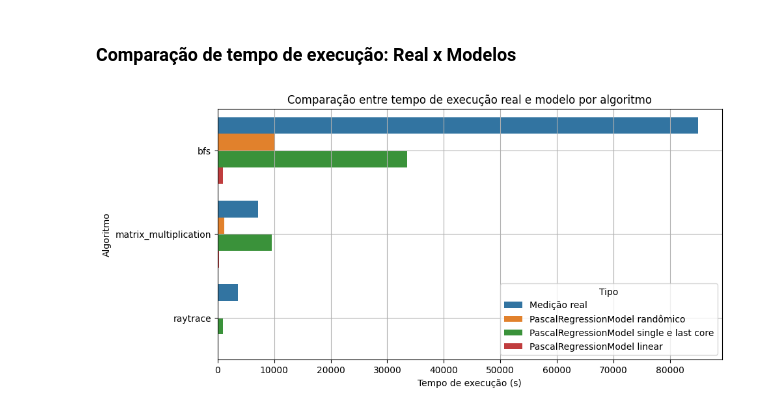
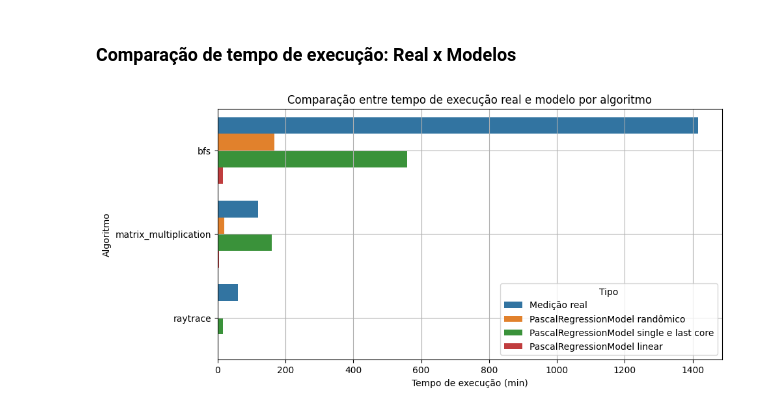
Before and after one commit to matheusslr/pascal-model-tcc, a Jupyter notebook: results_visualization.ipynb, the cells around one changed output. Saved outputs shown, nothing was run; the diff lists cells and outputs as text; code cells hidden in the pictures.

```diff
--- a/results_visualization.ipynb
+++ b/results_visualization.ipynb
@@ -366,22 +366,26 @@ df_model_single_last = df_model_single_last.dropna()
 # %%
 algorithms = df_real['algorithm'].unique()
 data = []
 for algo in algorithms:
-    data.append({'Algoritmo': algo, 'Tipo': 'Medição real', 'Tempo': df_real[df_real['algorithm'] == algo]['exec_time'].sum()})
-    data.append({'Algoritmo': algo, 'Tipo': 'PascalRegressionModel randômico', 'Tempo': df_model_random[df_model_random['algorithm'] == algo]['exec_time'].sum()})
-    data.append({'Algoritmo': algo, 'Tipo': 'PascalRegressionModel single e last core', 'Tempo': df_model_single_last[df_model_single_last['algorithm'] == algo]['exec_time'].sum()})
-    data.append({'Algoritmo': algo, 'Tipo': 'PascalRegressionModel linear', 'Tempo': df_model[df_model['algorithm'] == algo]['exec_time'].sum()})
+    data.append({'Algoritmo': algo, 'Tipo': 'Medição real',
+                'Tempo': df_real[df_real['algorithm'] == algo]['exec_time'].sum() / 60})
+    data.append({'Algoritmo': algo, 'Tipo': 'PascalRegressionModel randômico',
+                'Tempo': df_model_random[df_model_random['algorithm'] == algo]['exec_time'].sum() / 60})
+    data.append({'Algoritmo': algo, 'Tipo': 'PascalRegressionModel single e last core',
+                'Tempo': df_model_single_last[df_model_single_last['algorithm'] == algo]['exec_time'].sum() / 60})
+    data.append({'Algoritmo': algo, 'Tipo': 'PascalRegressionModel linear',
+                'Tempo': df_model[df_model['algorithm'] == algo]['exec_time'].sum() / 60})
 
 df = pd.DataFrame(data)
 
 plt.figure(figsize=(10, 5))
 ax = sns.barplot(data=df, y='Algoritmo', x='Tempo', hue='Tipo', orient='h')
 
 plt.ylabel('Algoritmo')
-plt.xlabel('Tempo de execução (s)')
+plt.xlabel('Tempo de execução (min)')
 plt.title('Comparação entre tempo de execução real e modelo por algoritmo')
 plt.legend(title='Tipo', loc='lower right')
 plt.grid()
 plt.show()
 # %% [output]
-[figure, old version]
+[figure, new version]
```
Also changed, not shown: parts of 3 cells of this notebook.
